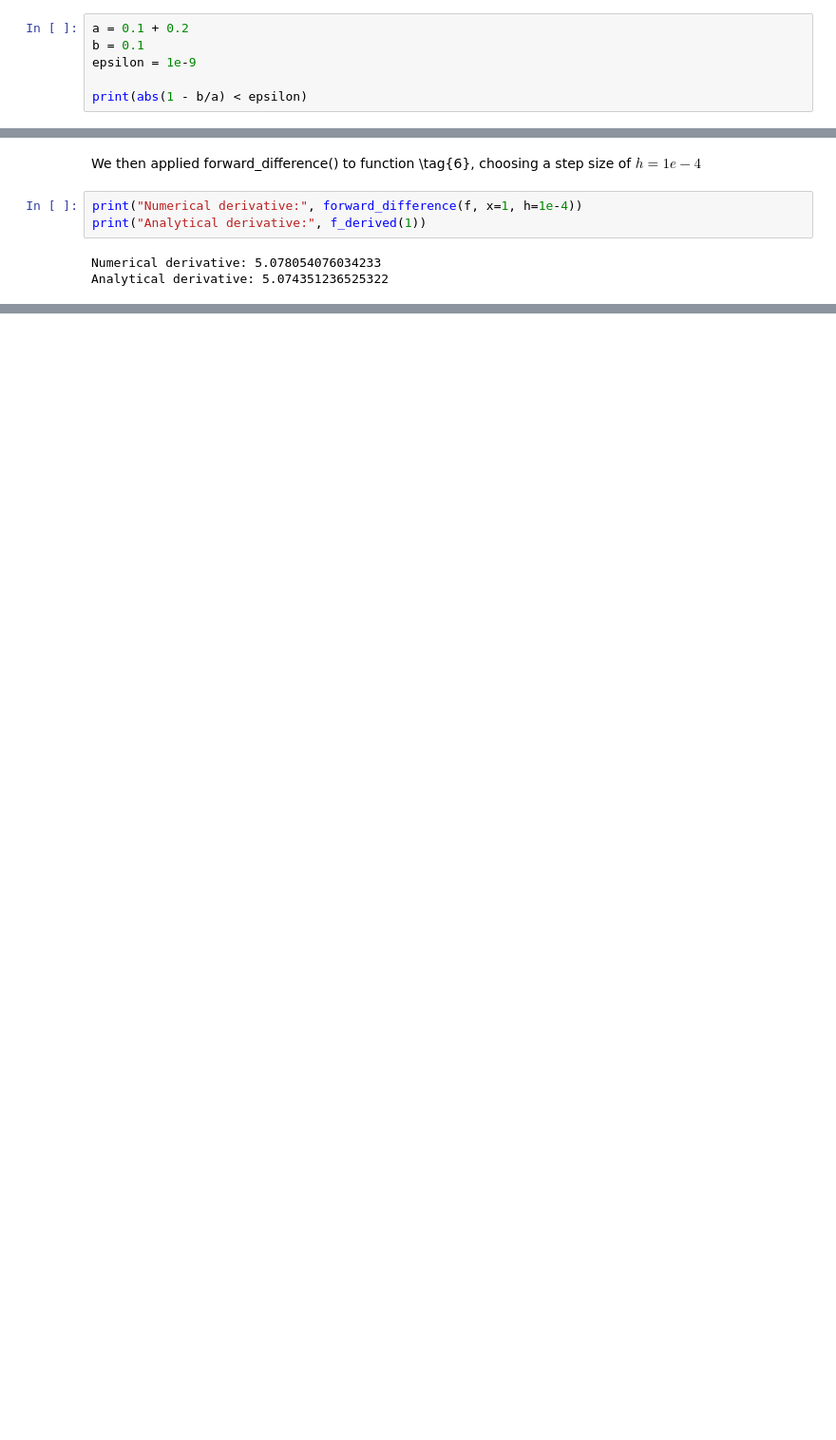
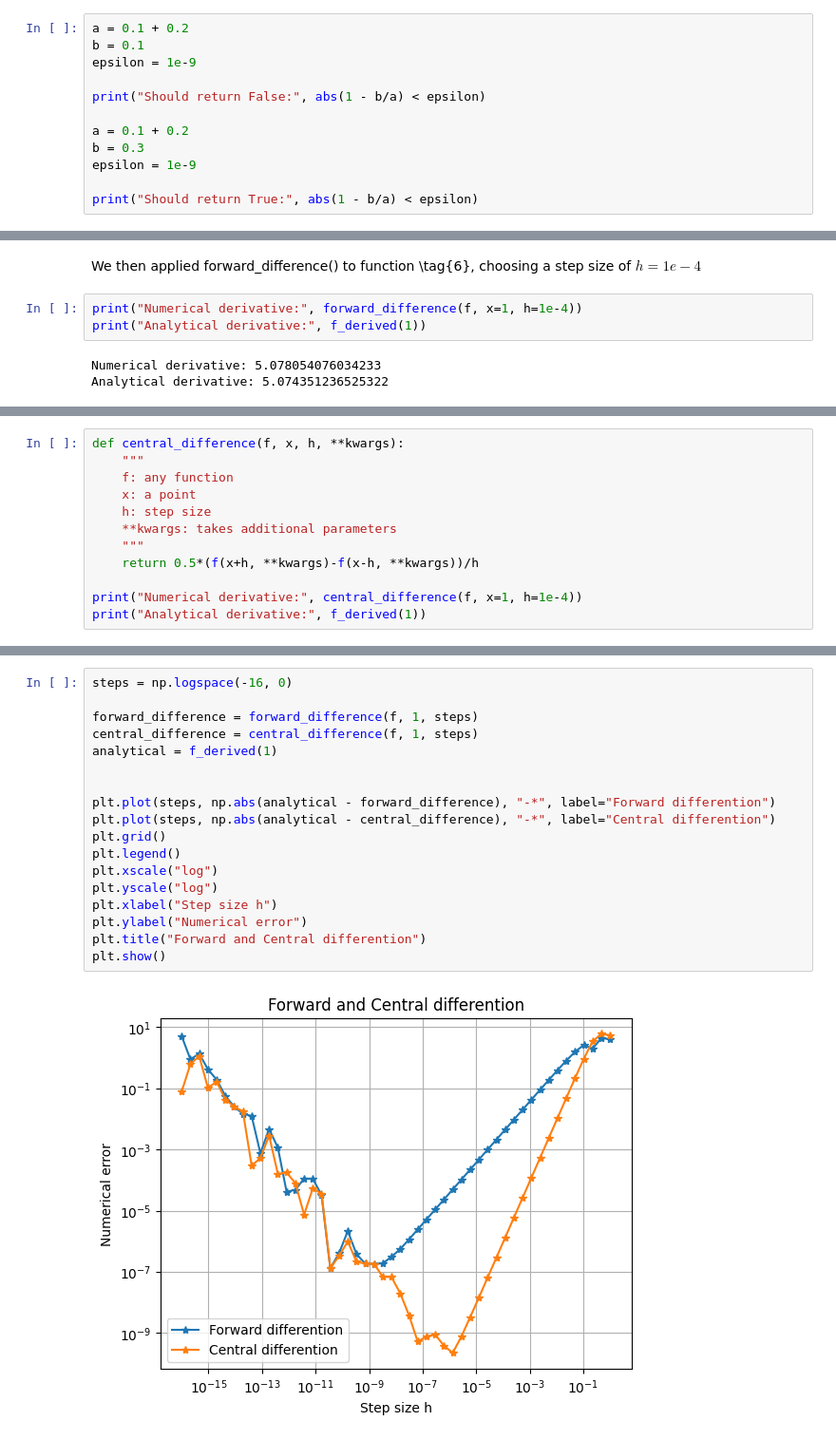
Before and after one commit to hoyes127/MOD300_Project_1, a Jupyter notebook: project1.ipynb, the cells around one changed output, grey strips where cells are left out. Shown at 95% size. Drawn from its saved outputs; the diff is of its cells as text; blank space fills up the shorter version.

```diff
--- a/project1.ipynb
+++ b/project1.ipynb
@@ -109,5 +109,11 @@ a = 0.1 + 0.2
 b = 0.1
 epsilon = 1e-9
 
-print(abs(1 - b/a) < epsilon)
+print("Should return False:", abs(1 - b/a) < epsilon)
+
+a = 0.1 + 0.2
+b = 0.3
+epsilon = 1e-9
+
+print("Should return True:", abs(1 - b/a) < epsilon)
 # %% [output]
@@ -179,0 +191,12 @@ The code shows us that the numerical estimate is very close to the analytical de
+# %%
+def central_difference(f, x, h, **kwargs):
+    """
+    f: any function
+    x: a point
+    h: step size
+    **kwargs: takes additional parameters
+    """
+    return 0.5*(f(x+h, **kwargs)-f(x-h, **kwargs))/h
+
+print("Numerical derivative:", central_difference(f, x=1, h=1e-4))
+print("Analytical derivative:", f_derived(1))
@@ -179,0 +208,20 @@ The code shows us that the numerical estimate is very close to the analytical de
+# %%
+steps = np.logspace(-16, 0)
+
+forward_difference = forward_difference(f, 1, steps)
+central_difference = central_difference(f, 1, steps)
+analytical = f_derived(1)
+
+
+plt.plot(steps, np.abs(analytical - forward_difference), "-*", label="Forward differention")
+plt.plot(steps, np.abs(analytical - central_difference), "-*", label="Central differention")
+plt.grid()
+plt.legend()
+plt.xscale("log")
+plt.yscale("log")
+plt.xlabel("Step size h")
+plt.ylabel("Numerical error")
+plt.title("Forward and Central differention")
+plt.show()
+# %% [output]
+[figure, added]
```
Also changed, not shown: parts of 9 cells of this notebook.
